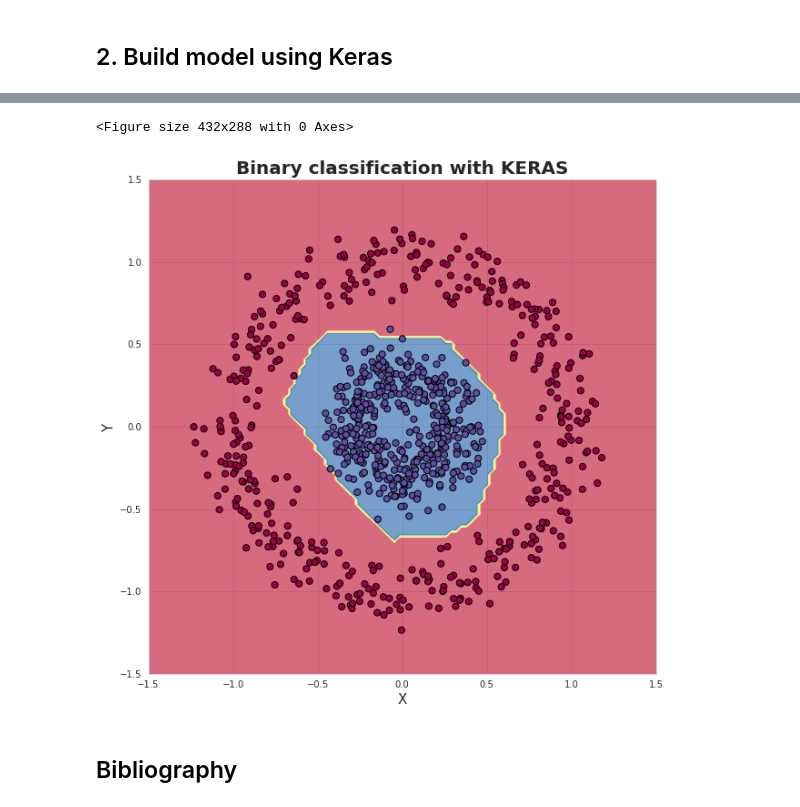
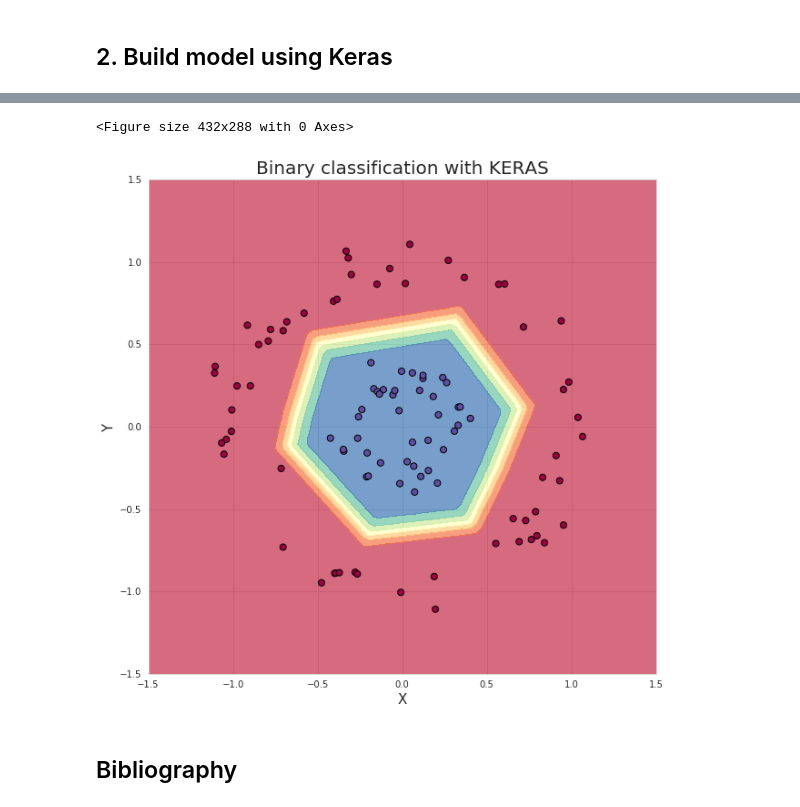
Before and after one commit to SkalskiP/ILearnDeepLearning.py, a Jupyter notebook: 01_mathematics_of_nn/Binary classification.ipynb, the cells around one changed output, grey strips where cells are left out. Saved outputs shown, nothing was run; the diff lists cells and outputs as text; code cells hidden in the pictures.

Commit message:
binary classification up

```diff
--- a/01_mathematics_of_nn/Binary classification.ipynb
+++ b/01_mathematics_of_nn/Binary classification.ipynb
@@ -32,14 +41,29 @@ plt.scatter(X_train[:, 0], X_train[:, 1], c=y_train.ravel(), s=50, cmap=plt.cm.S
+# %%
+def save_model_prediction_graph(epoch, logs):
+    prediction_probs = model.predict_proba(grid_2d, batch_size=32, verbose=0)
+    plt.figure()
+    plt.figure(figsize=(10,10))
+    sns.set_style("whitegrid")
+    plt.title('Binary classification with KERAS - epoch: ' + makeIndexOfLength(epoch, 3), fontsize=20)
+    plt.xlabel('X', fontsize=15)
+    plt.ylabel('Y', fontsize=15)
+    plt.contourf(X, Y, prediction_probs.reshape(100, 100), alpha = 0.7, cmap=cm.Spectral)
+    plt.scatter(X_train[:, 0], X_train[:, 1], c=y_train.ravel(), s=50, cmap=plt.cm.Spectral, edgecolors='black')
+    plt.savefig("./keras_visualization/keras" + makeIndexOfLength(epoch, 3) + ".png")
+    plt.close()
+# %%
+testmodelcb = keras.callbacks.LambdaCallback(on_epoch_end=save_model_prediction_graph)
 # %%
 model = Sequential()
-model.add(Dense(5, input_dim=2,activation='relu'))
-model.add(Dense(5, activation='relu'))
-model.add(Dense(5, activation='relu'))
-model.add(Dense(5, activation='relu'))
+model.add(Dense(4, input_dim=2,activation='relu'))
+model.add(Dense(6, activation='relu'))
+model.add(Dense(6, activation='relu'))
+model.add(Dense(4, activation='relu'))
 model.add(Dense(1, activation='sigmoid'))
 # %%
 model.compile(loss='binary_crossentropy', optimizer='adam', metrics=['accuracy'])
 # %%
-model.fit(X_train, y_train, epochs=20, verbose=0)
+model.fit(X_train, y_train, epochs=50, verbose=0, callbacks=[testmodelcb])
 score = model.evaluate(X_test, y_test, verbose=0)
 print('Test loss:', score[0])
 print('Test accuracy:', score[1])
@@ -54,16 +85,18 @@ prediction_probs = model.predict_classes(grid_2d, batch_size=32, verbose=0)
 # %%
+prediction_probs = model.predict_proba(grid_2d, batch_size=32, verbose=0)
+
 plt.figure()
 plt.figure(figsize=(10,10))
 sns.set_style("whitegrid")
-plt.title('Binary classification with KERAS', fontsize=20, fontweight='bold')
+plt.title('Binary classification with KERAS', fontsize=20)
 plt.xlabel('X', fontsize=15)
 plt.ylabel('Y', fontsize=15)
 plt.contourf(X, Y, prediction_probs.reshape(100, 100), alpha = 0.7, cmap=cm.Spectral)
-plt.scatter(X_train[:, 0], X_train[:, 1], c=y_train.ravel(), s=50, cmap=plt.cm.Spectral, edgecolors='black')
+plt.scatter(X_test[:, 0], X_test[:, 1], c=y_test.ravel(), s=50, cmap=plt.cm.Spectral, edgecolors='black')
 plt.show()
 # %% [output]
 <Figure size 432x288 with 0 Axes>
-[figure, old version]
+[figure, new version]
 # %% [markdown]
 ## Bibliography
 # %% [markdown]
```
Also changed, not shown: parts of 5 cells of this notebook, 1 other file.
